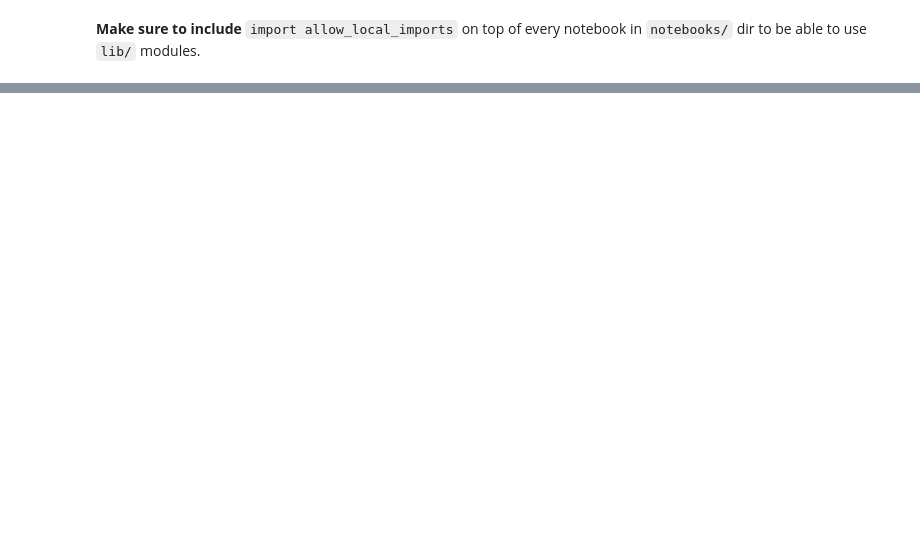
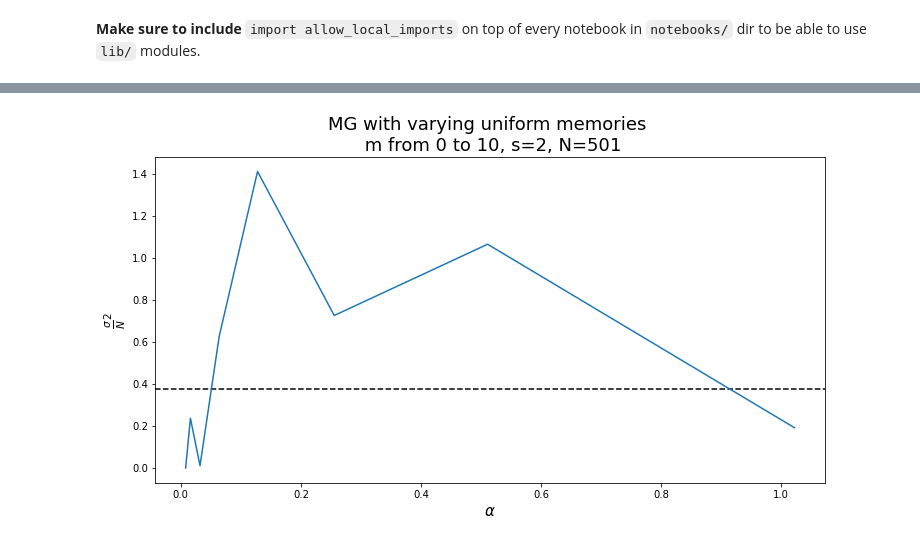
Before and after one commit to dvdblk/abm-project, a Jupyter notebook: notebooks/src_mg.ipynb, the cells around one changed output, grey strips where cells are left out. Cells and saved outputs as stored; diff of their text form; code cells hidden in the pictures; blank space fills up the shorter version.

```diff
--- a/notebooks/src_mg.ipynb
+++ b/notebooks/src_mg.ipynb
@@ -160,0 +87,29 @@ from scipy.stats import norm
+# %%
+import pylab
+pylab.rcParams['figure.figsize'] = (10., 10.)
+# %%
+%%time
+tot_omega_u = []
+tot_alpha_u = []
+
+for M in range (2,10):
+    times_u, attendances_u, mean_A_t_u, vol_A_t_u = MinorityGame(
+        n_agents=n_agents,
+        factory_dict={
+            1: AgentFactory(
+                #StrategyUpdatingAgent,
+                Agent,
+                agent_kwargs=dict(
+                    strategy_clss=[DefaultStrategy],
+                    #strategy_clss=[DefaultStrategy,DefaultStrategy],
+                    #strategy_update_rate=0.1
+                ),
+                memory_generator=UniformMemoryGenerator(M)
+            ),
+        }
+    ).simulate_game(max_steps=500)
+    # in order to create the graph
+    omega_u = np.average(vol_A_t_u)/n_agents
+    alpha_u = 2**M/n_agents
+    tot_omega_u.append(omega_u)
+    tot_alpha_u.append(alpha_u)
@@ -160,0 +130,13 @@ from scipy.stats import norm
+# %%
+fig, ax = plt.subplots(figsize=(12, 6))
+
+ax.axhline(y=omega_0, color="k", linestyle="--")
+ax.plot(tot_alpha_u, tot_omega_u)
+ax.set_xlabel(r"$\alpha$",fontsize=15)
+ax.set_ylabel(r"$\frac{\sigma}{N}^2$",fontsize=15)
+
+plt.title("MG with varying uniform memories \n m from 0 to 10, s=2, N=501", fontsize=18)
+
+plt.show()
+# %% [output]
+[figure, added]
```
Also changed, not shown: parts of 27 cells of this notebook, 1 other file.
